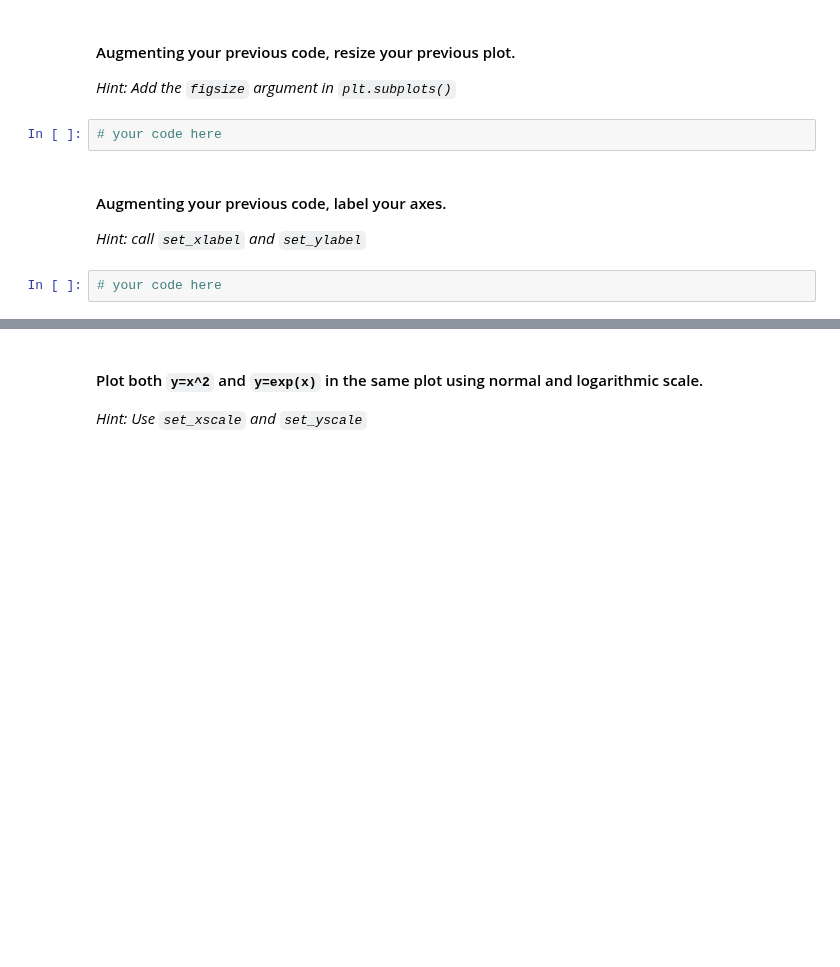
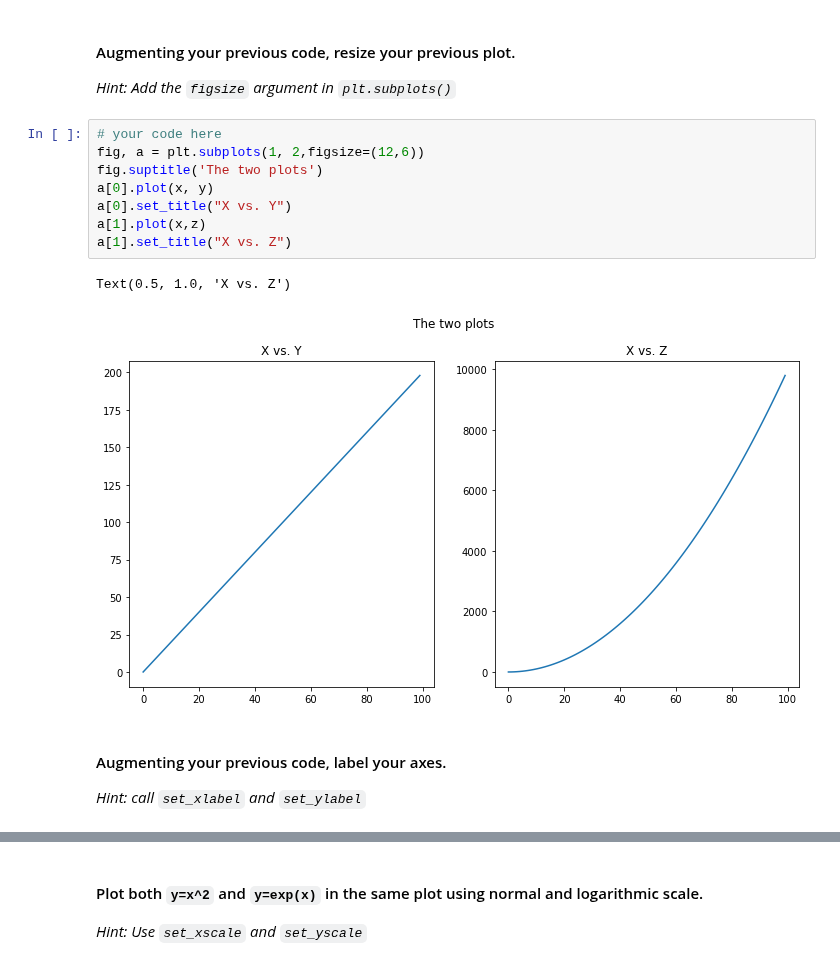
Before and after one commit to ironhack-datalabs/datamad1020, a Jupyter notebook: module-1/lab-matplotlib-seaborn/your-code/challenge-1.ipynb, the cells around one changed output, grey strips where cells are left out. Cells and saved outputs as stored; diff of their text form; blank space fills up the shorter version.

```diff
--- a/module-1/lab-matplotlib-seaborn/your-code/challenge-1.ipynb
+++ b/module-1/lab-matplotlib-seaborn/your-code/challenge-1.ipynb
@@ -68,11 +62,18 @@ Text(0.5, 1.0, 'X vs. Z')
 #### Augmenting your previous code, resize your previous plot.
 
 *Hint: Add the `figsize` argument in `plt.subplots()`*
-# %%
-# your code here
+# %%
+# your code here
+fig, a = plt.subplots(1, 2,figsize=(12,6))
+fig.suptitle('The two plots')
+a[0].plot(x, y)
+a[0].set_title("X vs. Y")
+a[1].plot(x,z)
+a[1].set_title("X vs. Z")
+# %% [output]
+Text(0.5, 1.0, 'X vs. Z')
+[figure, added]
 # %% [markdown]
 #### Augmenting your previous code, label your axes.
 
 *Hint: call `set_xlabel` and `set_ylabel`*
-# %%
-# your code here
```
Also changed, not shown: parts of 4 cells of this notebook.
